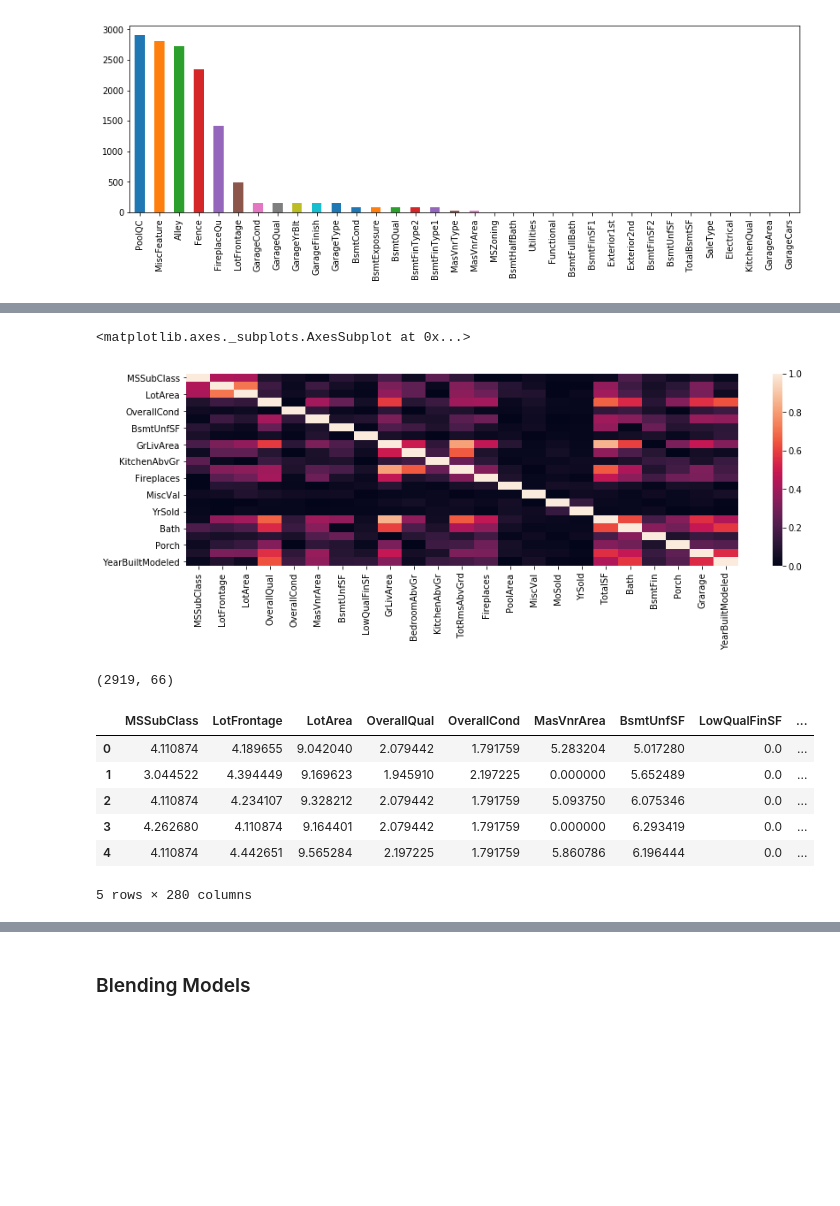
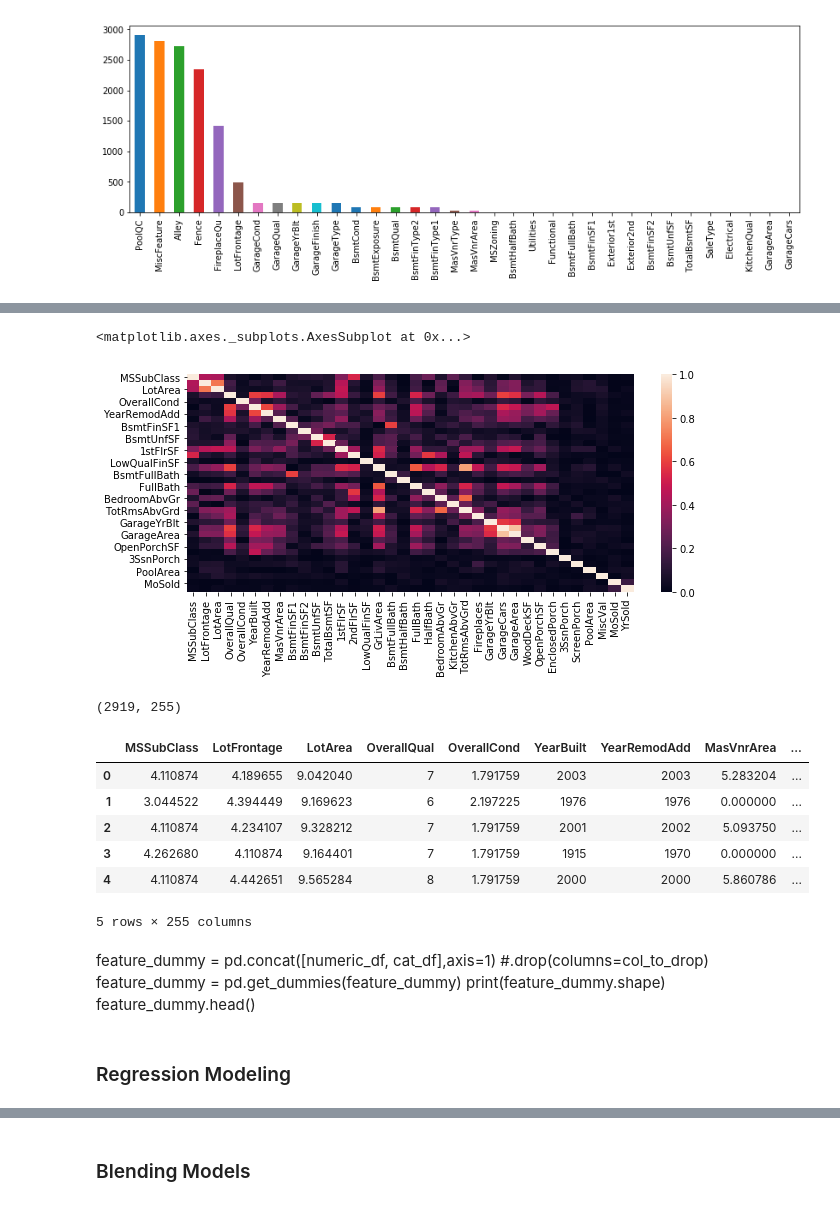
Before and after one commit to jtlqh/kaggle_house_Price_prediction, a Jupyter notebook: house_project_feature2.ipynb, the cells around one changed output, grey strips where cells are left out. Drawn from its saved outputs; the diff is of its cells as text; code cells hidden in the pictures; blank space fills up the shorter version.

```diff
--- a/house_project_feature2.ipynb
+++ b/house_project_feature2.ipynb
@@ -192,0 +250,14 @@ train['SalePrice'] = train['SalePrice'].apply(np.log)
+# %%
+skew_features = numeric_df.apply(lambda x: skew(x)).sort_values(ascending=False)
+
+high_skew = skew_features[skew_features > 0.5]
+skew_index = high_skew.index
+
+#for i in skew_index:
+#    numeric_df[i] = boxcox1p(numeric_df[i], boxcox_normmax(numeric_df[i] + 1))
+#SalePrice = boxcox1p(train.SalePrice, boxcox_normmax(train.SalePrice + 1))
+
+numeric_df[skew_index] = numeric_df[skew_index].apply(lambda x: np.add(x,1), axis=0).apply(np.log, axis=0)
+
+
+SalePrice=np.log(train.SalePrice)
@@ -219,35 +329,28 @@ train['SalePrice'].hist()
 # %%
-numeric_df.drop(columns=col_to_drop,inplace=True)
+#numeric_df.drop(columns=col_to_drop,inplace=True)
 num_cor = numeric_df.corr().apply(abs)
 sns.heatmap(num_cor)
 # %% [output]
 <matplotlib.axes._subplots.AxesSubplot at 0x...>
-[figure, old version]
+[figure, new version]
-# %%
-# make another dataframe without dummify, but using labelEncoder for catgorical
-from sklearn.preprocessing import LabelEncoder
-lencoder = LabelEncoder()
-
-def get_label(categorical_column):
-    return lencoder.fit_transform(categorical_column).reshape((-1,1))
-
-labels = pd.DataFrame(index=cat_df.index)
-for i in cat_df.columns:
-    labels[i] = get_label(cat_df[i])
-
-features = pd.concat([labels, numeric_df], axis=1)
-features.shape
-# %% [output]
-(2919, 66)
+# %%
+cat_dummy = pd.get_dummies(cat_df)
+
+overfit_list=[]
+for i in cat_dummy.columns:
+    dominant = cat_dummy[i].value_counts().apply(lambda x: x/len(cat_dummy[i]))[0]
+    if dominant>.997: overfit_list.append(i)
+cat_dummy.drop(columns=overfit_list, inplace=True)
 # %%
-feature_dummy = pd.concat([numeric_df, cat_df],axis=1) #.drop(columns=col_to_drop)
-feature_dummy = pd.get_dummies(feature_dummy)
+feature_dummy = pd.concat([numeric_df, cat_dummy], axis=1)
+print(feature_dummy.shape)
 feature_dummy.head()
 # %% [output]
+(2919, 255)
-|  | MSSubClass | LotFrontage | LotArea | OverallQual | OverallCond | MasVnrArea | BsmtUnfSF | LowQualFinSF | ... |
-| 0 | 4.110874 | 4.189655 | 9.042040 | 2.079442 | 1.791759 | 5.283204 | 5.017280 | 0.0 | ... |
-| 1 | 3.044522 | 4.394449 | 9.169623 | 1.945910 | 2.197225 | 0.000000 | 5.652489 | 0.0 | ... |
-| 2 | 4.110874 | 4.234107 | 9.328212 | 2.079442 | 1.791759 | 5.093750 | 6.075346 | 0.0 | ... |
-| 3 | 4.262680 | 4.110874 | 9.164401 | 2.079442 | 1.791759 | 0.000000 | 6.293419 | 0.0 | ... |
-| 4 | 4.110874 | 4.442651 | 9.565284 | 2.197225 | 1.791759 | 5.860786 | 6.196444 | 0.0 | ... |
+|  | MSSubClass | LotFrontage | LotArea | OverallQual | OverallCond | YearBuilt | YearRemodAdd | MasVnrArea | ... |
+| 0 | 4.110874 | 4.189655 | 9.042040 | 7 | 1.791759 | 2003 | 2003 | 5.283204 | ... |
+| 1 | 3.044522 | 4.394449 | 9.169623 | 6 | 2.197225 | 1976 | 1976 | 0.000000 | ... |
+| 2 | 4.110874 | 4.234107 | 9.328212 | 7 | 1.791759 | 2001 | 2002 | 5.093750 | ... |
+| 3 | 4.262680 | 4.110874 | 9.164401 | 7 | 1.791759 | 1915 | 1970 | 0.000000 | ... |
+| 4 | 4.110874 | 4.442651 | 9.565284 | 8 | 1.791759 | 2000 | 2000 | 5.860786 | ... |
-5 rows × 280 columns
+5 rows × 255 columns
@@ -259,3 +357,10 @@ net   = ElasticNet()
+# %% [markdown]
+feature_dummy = pd.concat([numeric_df, cat_df],axis=1) #.drop(columns=col_to_drop)
+feature_dummy = pd.get_dummies(feature_dummy)
+print(feature_dummy.shape)
+feature_dummy.head()
+# %% [markdown]
+### Regression Modeling
 # %%
 def get_error(X_train,y_train,X_test,y_test, model, show = True, refit = True):
     if refit: model.fit(X_train, y_train)
```
Also changed, not shown: parts of 117 cells of this notebook, 16 other files.
